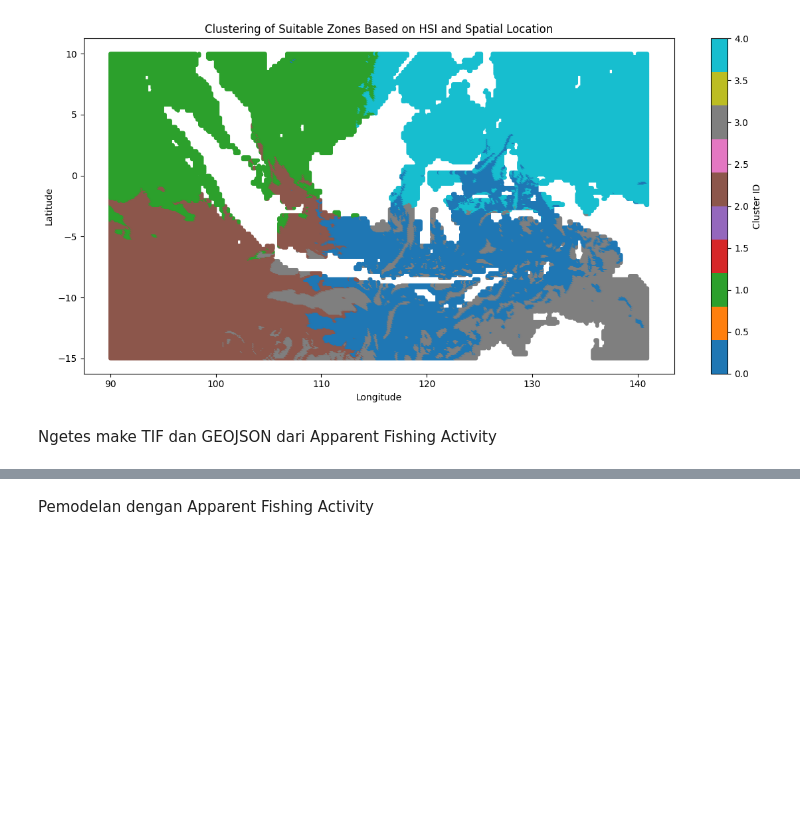
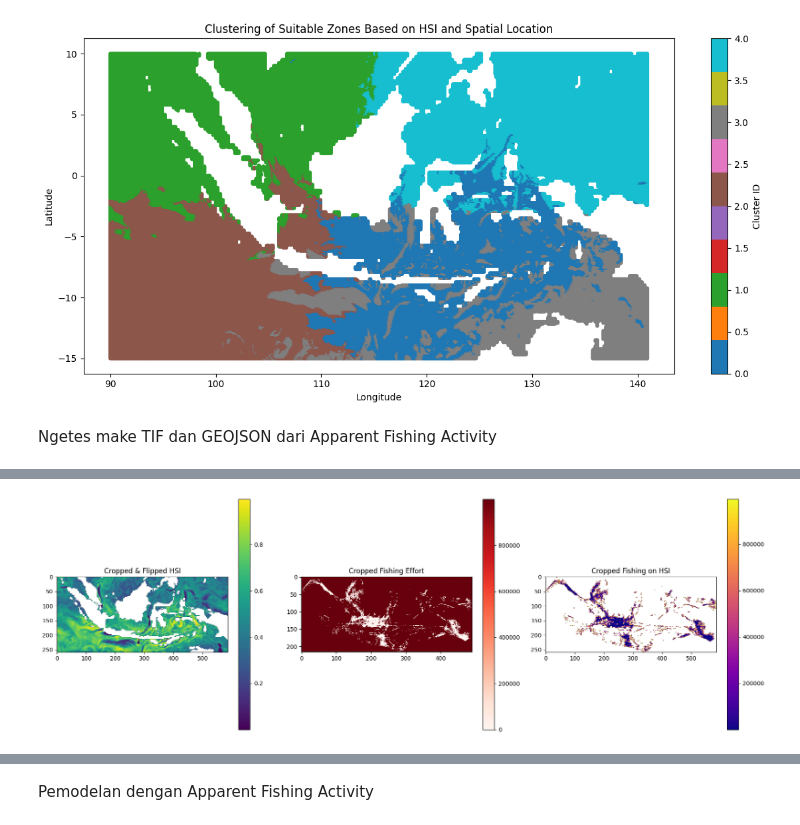
Before and after one commit to mfachri820/FishingZonePrediction, a Jupyter notebook: cluster_model.ipynb, the cells around one changed output, grey strips where cells are left out. Saved outputs shown, nothing was run; the diff lists cells and outputs as text; code cells hidden in the pictures; blank space fills up the shorter version.

```diff
--- a/cluster_model.ipynb
+++ b/cluster_model.ipynb
@@ -393,0 +561,80 @@ plt.show()
+# %%
+import rasterio
+from rasterio.plot import show
+import numpy as np
+import matplotlib.pyplot as plt
+
+# File paths
+hsi_file = "dataset/layer-activity-data-0/hsi_map.tif"
+fishing_effort_file = "dataset/layer-activity-data-0/public-global-fishing-effort-v3.0.tif"
+fishing_on_hsi_file = "dataset/layer-activity-data-0/fishing_on_hsi.tif"
+
+# Output paths
+hsi_cropped_file = "dataset/layer-activity-data-0/hsi_map_cropped_flipped.tif"
+fishing_effort_cropped_file = "dataset/layer-activity-data-0/fishing_effort_cropped.tif"
+fishing_on_hsi_cropped_file = "dataset/layer-activity-data-0/fishing_on_hsi_cropped.tif"
+
+# Load reference raster (we’ll use fishing effort as the crop extent)
+with rasterio.open(fishing_effort_file) as ref_src:
+    ref_bounds = ref_src.bounds
+    ref_transform = ref_src.transform
+    ref_crs = ref_src.crs
+    ref_shape = ref_src.read(1).shape
+
+def crop(src_file, ref_bounds):
+    with rasterio.open(src_file) as src:
+        # Calculate window based on reference bounds
+        window = rasterio.windows.from_bounds(*ref_bounds, transform=src.transform)
+        # Read data in window (single band assumed)
+        data = src.read(1, window=window)
+        # Mask invalid values (<0) with NaN
+        data = np.where(data < 0, np.nan, data)
+        # Copy profile and update for cropped window
+        profile = src.profile.copy()
+        profile.update({
+            "height": data.shape[0],
+            "width": data.shape[1],
+            "transform": rasterio.windows.transform(window, src.transform),
+            "crs": src.crs
+        })
+        return data, profile
+
+def crop_and_save(src_file, out_file, ref_bounds):
+    data, profile = crop(src_file, ref_bounds)
+    with rasterio.open(out_file, "w", **profile) as dst:
+        dst.write(data, 1)
+    return data
+
+# Crop HSI, then flip vertically, then save
+hsi_cropped_data, hsi_profile = crop(hsi_file, ref_bounds)
+hsi_cropped_data_flipped = np.flipud(hsi_cropped_data)
+with rasterio.open(hsi_cropped_file, "w", **hsi_profile) as dst:
+    dst.write(hsi_cropped_data_flipped, 1)
+
+# Crop and save fishing effort and fishing_on_hsi (no flipping)
+fishing_effort_cropped = crop_and_save(fishing_effort_file, fishing_effort_cropped_file, ref_bounds)
+fishing_on_hsi_cropped = crop_and_save(fishing_on_hsi_file, fishing_on_hsi_cropped_file, ref_bounds)
+
+# Display results
+fig, axs = plt.subplots(1, 3, figsize=(18, 6))
+
+im1 = axs[0].imshow(hsi_cropped_data_flipped, cmap="viridis")
+axs[0].set_title("Cropped & Flipped HSI")
+plt.colorbar(im1, ax=axs[0])
+
+im2 = axs[1].imshow(fishing_effort_cropped, cmap="Reds")
+axs[1].set_title("Cropped Fishing Effort")
+plt.colorbar(im2, ax=axs[1])
+
+im3 = axs[2].imshow(fishing_on_hsi_cropped, cmap="plasma")
+axs[2].set_title("Cropped Fishing on HSI")
+plt.colorbar(im3, ax=axs[2])
+
+plt.tight_layout()
+plt.show()
+
+print(f"Saved cropped & flipped HSI → {hsi_cropped_file}")
+print(f"Saved cropped Fishing Effort → {fishing_effort_cropped_file}")
+print(f"Saved cropped Fishing on HSI → {fishing_on_hsi_cropped_file}")
+# %% [output]
+[figure, added]
```
Also changed, not shown: parts of 16 cells of this notebook.
